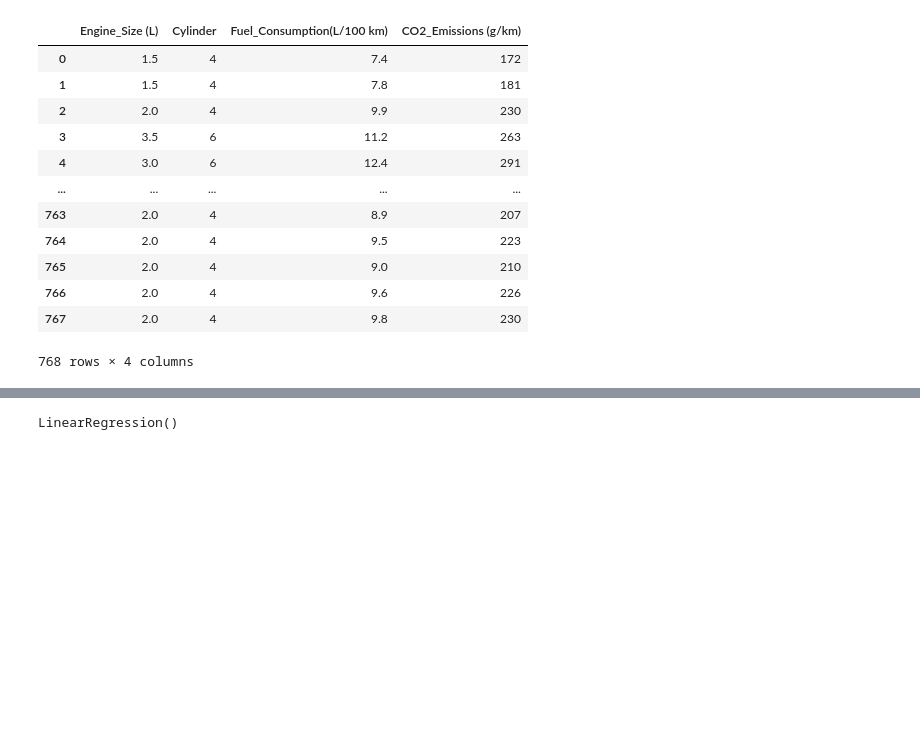
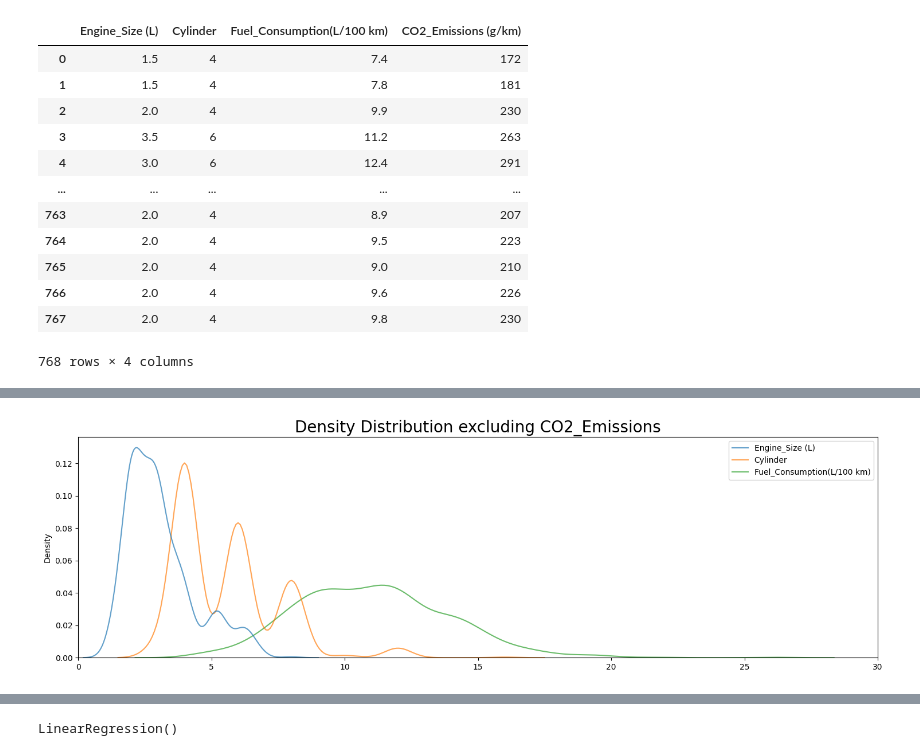
Before and after one commit to Tiga257/Azubi_2, a Jupyter notebook: Week2_ML.ipynb, the cells around one changed output, grey strips where cells are left out. Cells and saved outputs as stored; diff of their text form; code cells hidden in the pictures; blank space fills up the shorter version.

```diff
--- a/Week2_ML.ipynb
+++ b/Week2_ML.ipynb
@@ -85,0 +119,12 @@ selected_columns
+# %%
+import seaborn as sns
+
+# Density Distribution(excluding CO2_Emissions)
+
+plt.figure(figsize=(18,5))
+sns.kdeplot(selected_columns.drop(columns='CO2_Emissions (g/km)'), alpha=0.7)
+plt.xlim(0,30)
+plt.title('Density Distribution excluding CO2_Emissions', fontsize=20)
+plt.show()
+# %% [output]
+[figure, added]
```
Also changed, not shown: parts of 13 cells of this notebook.
